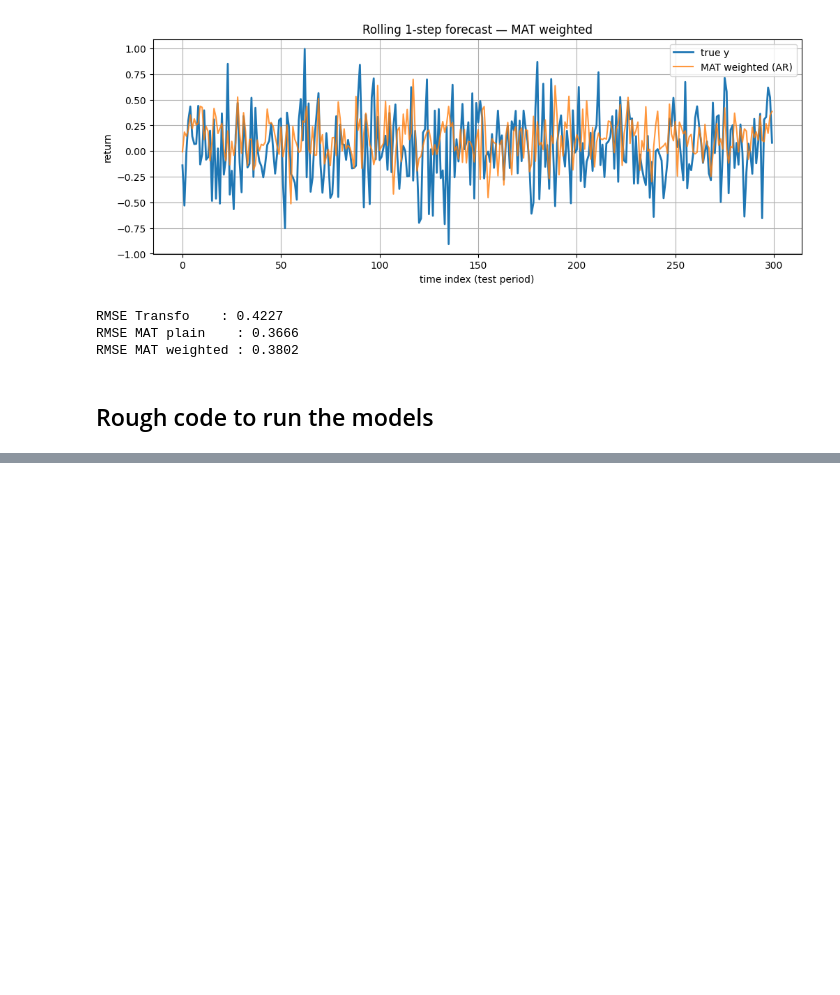
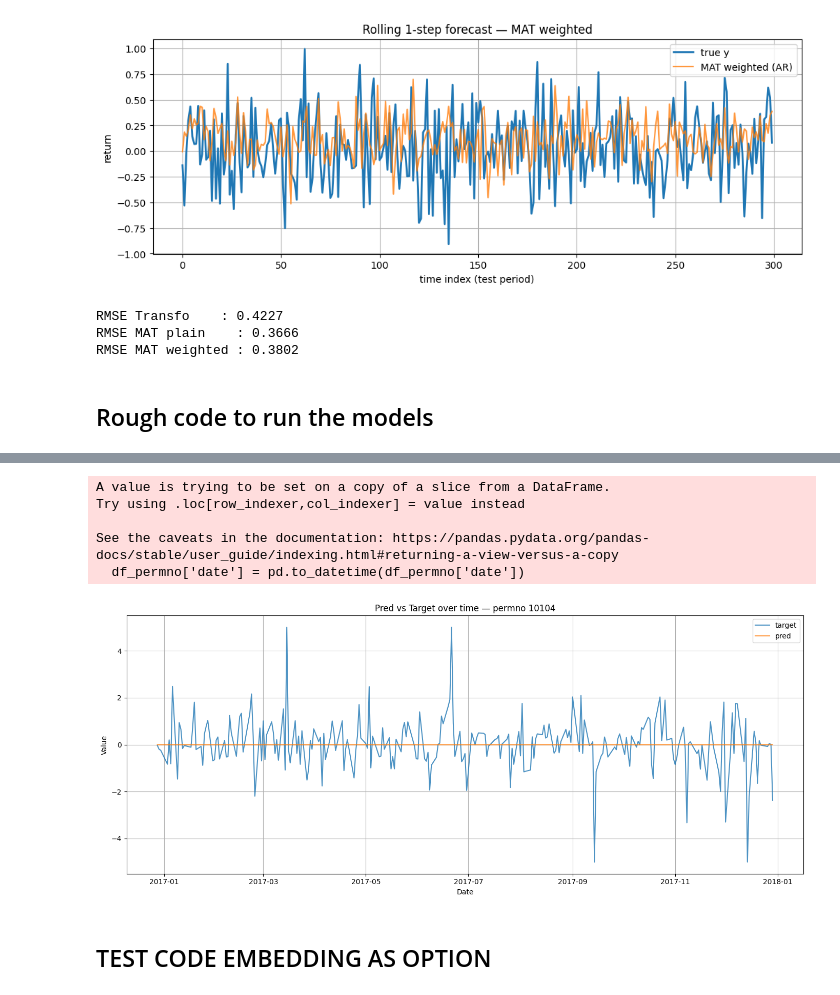
Before and after one commit to BRamesh02/Modality-aware-transformer, a Jupyter notebook: notebooks/test_model.ipynb, the cells around one changed output, grey strips where cells are left out. Cells and saved outputs as stored; diff of their text form; code cells hidden in the pictures; blank space fills up the shorter version.

Commit message:
modif to take embedding as choice

```diff
--- a/notebooks/test_model.ipynb
+++ b/notebooks/test_model.ipynb
@@ -606,0 +667,3 @@ if __name__ == "__main__":
+# %%
+df = pd.read_csv("../data/processed/predictions/mat_predictions_2017.csv")
+df
@@ -606,0 +684,30 @@ if __name__ == "__main__":
+# %%
+# permno à tracer
+permno_chosen = 10104
+df['permno_int'] = df['permno'].astype(str).str.extract(r'(\d+)').astype(int)
+
+permno_chosen = 10104
+df_permno = df[df['permno_int'] == permno_chosen]
+# s'assurer que date est bien en datetime
+df_permno['date'] = pd.to_datetime(df_permno['date'])
+
+plt.figure(figsize=(14, 6))
+plt.plot(df_permno['date'], df_permno['target'], label='target', alpha=0.8)
+plt.plot(df_permno['date'], df_permno['pred'], label='pred', alpha=0.8)
+
+plt.xlabel('Date')
+plt.ylabel('Value')
+plt.title(f'Pred vs Target over time — permno {permno_chosen}')
+plt.legend()
+plt.grid(True)
+plt.tight_layout()
+plt.show()
+# %% [output]
+A value is trying to be set on a copy of a slice from a DataFrame.
+Try using .loc[row_indexer,col_indexer] = value instead
+
+See the caveats in the documentation: https://pandas.pydata.org/pandas-docs/stable/user_guide/indexing.html#returning-a-view-versus-a-copy
+  df_permno['date'] = pd.to_datetime(df_permno['date'])
+[figure, added]
+# %% [markdown]
+## TEST CODE EMBEDDING AS OPTION
```
Also changed, not shown: parts of 5 cells of this notebook, 1 other file.
